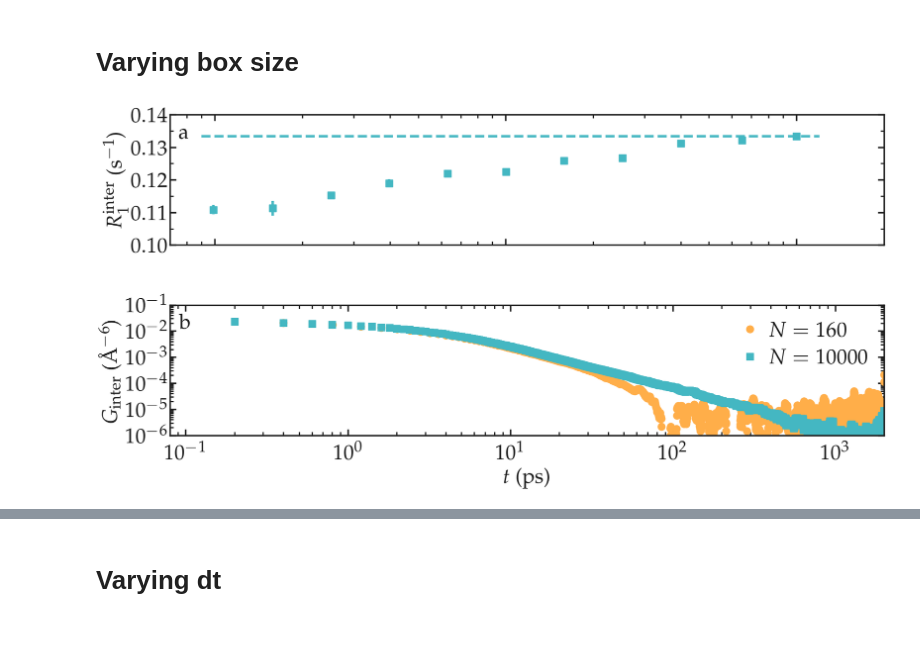
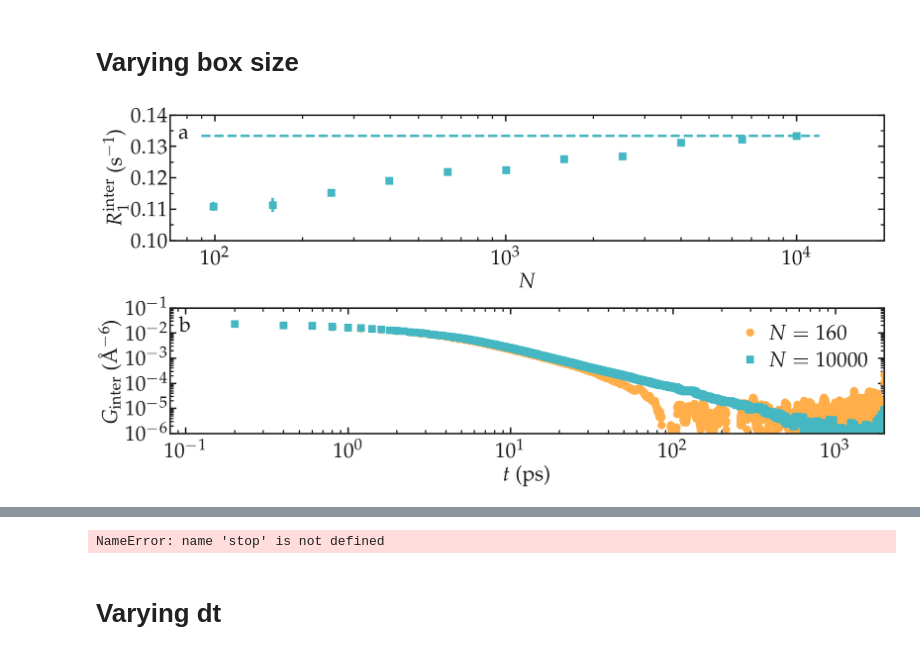
Before and after one commit to simongravelle/nmrformd, a Jupyter notebook: examples/illustrations/bulk-water.ipynb, the cells around one changed output, grey strips where cells are left out. Cells and saved outputs as stored; diff of their text form; code cells hidden in the pictures.

```diff
--- a/examples/illustrations/bulk-water.ipynb
+++ b/examples/illustrations/bulk-water.ipynb
@@ -354,37 +354,41 @@ for mode, mygray in zip(['light', 'dark'], [colors["mylightgray"], colors["mydar
     ax[-1].semilogx(x, x*0 + R10_inter_vs_N[-1],
                     "--", color=colors["mycyan"],
                     markersize = 12, linewidth=4)
-    complete_panel(ax[-1], None, r'$R_1^\mathrm{inter}$ (s$^{-1}$)',
+    complete_panel(ax[-1], r'$N$', r'$R_1^\mathrm{inter}$ (s$^{-1}$)',
                    legend=False, axis_color=mygray, xpad=15,  locator_x = None)
     set_boundaries(plt, x_boundaries=(70, 20000), y_boundaries=(0.1, 0.14), y_ticks=np.arange(0.1, 0.142, 0.01))
     #n += 1
     #ax.append(plt.subplot(l_tot, c_tot, n))
     #ax[-1].errorbar(unique_N, unique_mR1, unique_sR1, unique_sR1*0, "s", color=colors["mycyan"],
     #                markersize = 12, linewidth=4, label=r'$R_1^\mathrm{inter}$')
     #ax[-1].semilogx(unique_N, unique_mR1, "s", color=colors["mycyan"],
     #                markersize = 12, linewidth=4, label=r'$R_1^\mathrm{inter}$')
     #x = np.linspace(90, 12000)
     #ax[-1].semilogx(x, x*0 + R10_inter_vs_N[-1] + R10_intra_vs_N[-1],
     #                "--", color=colors["mycyan"],
     #                markersize = 12, linewidth=4)
     #complete_panel(ax[-1], r'$N$', r'$R_1^\mathrm{inter}$ (s$^{-1}$)',
     #               legend=False, axis_color=mygray, xpad=15,  locator_x = None)
     #set_boundaries(plt, x_boundaries=(70, 20000), y_boundaries=(0.2, 0.4), y_ticks=np.arange(0.2, 0.42, 0.1))
     n += 1
     ax.append(plt.subplot(l_tot, c_tot, n))
     ax[-1].loglog(t_N158, gij_N158, "o", color=colors["myorange"],
                     markersize = 12, linewidth=4, label=r'$N = 160$')
     ax[-1].loglog(t_N10000, gij_N10000, "s", color=colors["mycyan"],
                     markersize = 12, linewidth=4, label=r'$N = 10000$')
     complete_panel(ax[-1], r'$t$ (ps)', r'$G_\mathrm{inter}$ (\AA$^{-6}$)',
                    legend=True, axis_color=mygray, xpad=15,  locator_x = None,  locator_y = None)
     set_boundaries(plt, x_boundaries=(0.08, 2000), y_boundaries=(1e-6, 0.1)) #, y_ticks=np.arange(0.1, 0.142, 0.01))
     # x_ticks=np.arange(-1, 0.2, 0.2)
     add_subplotlabels(fig, ax, ["a", "b"], color=mygray)
     save_figure(plt, fig, mode, git_path, path_figures, filename)
 # %% [output]
-[figure, old version]
+[figure, new version]
 [figure]
+# %%
+stop
+# %% [output]
+NameError: name 'stop' is not defined
 # %% [markdown]
 # Varying dt
 # %%
```
Also changed, not shown: 6 other files.
